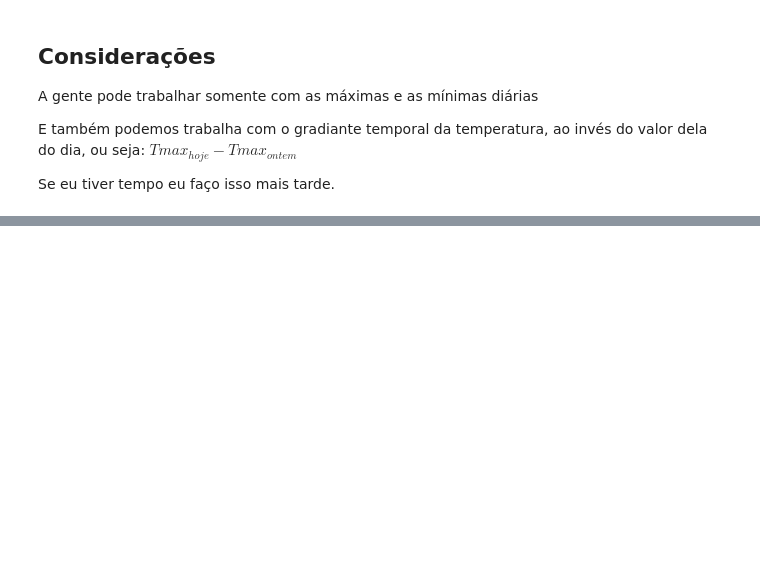
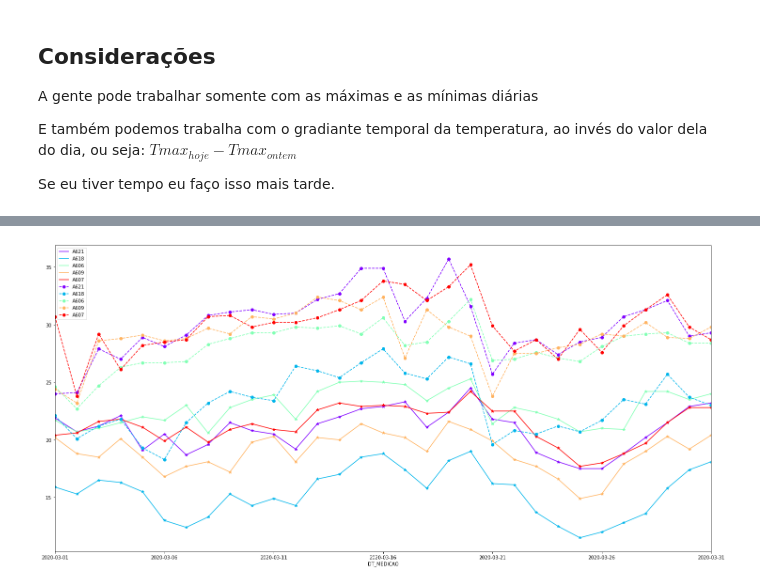
Before and after one commit to asalunai/IoT-trabalho, a Jupyter notebook: pre_proc.ipynb, the cells around one changed output, grey strips where cells are left out. Saved outputs shown, nothing was run; the diff lists cells and outputs as text; code cells hidden in the pictures; blank space fills up the shorter version.

```diff
--- a/pre_proc.ipynb
+++ b/pre_proc.ipynb
@@ -237,0 +357,9 @@ Se eu tiver tempo eu faço isso mais tarde.
+# %%
+fig, ax = plt.subplots(figsize=(25,12))
+
+cmap = 'rainbow'
+
+ax = df_comp_dia_min.plot(ax=ax, marker='*', colormap=cmap)
+ax = df_comp_dia_max.plot(ax=ax, marker='o', linestyle='--', colormap=cmap)
+# %% [output]
+[figure, added]
```
Also changed, not shown: parts of 4 cells of this notebook.
